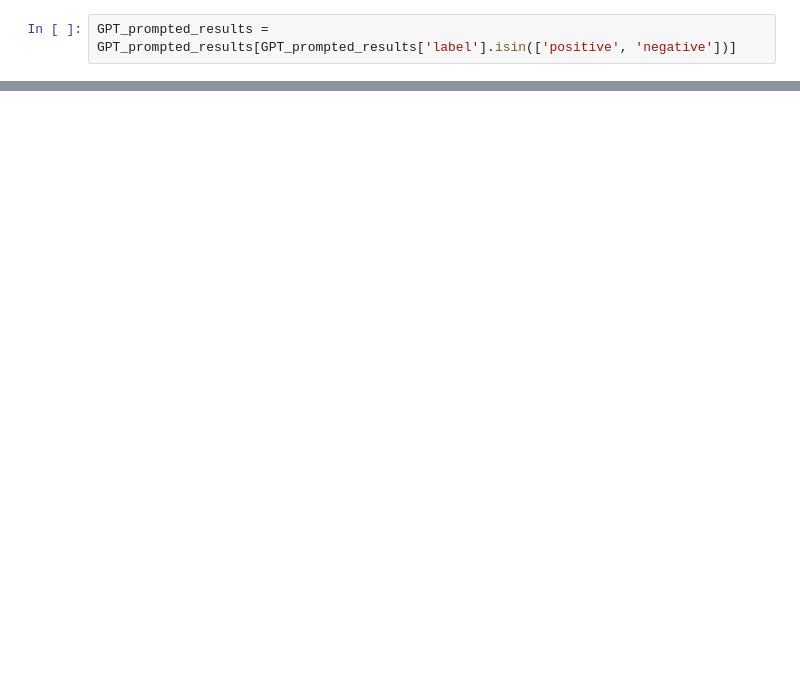
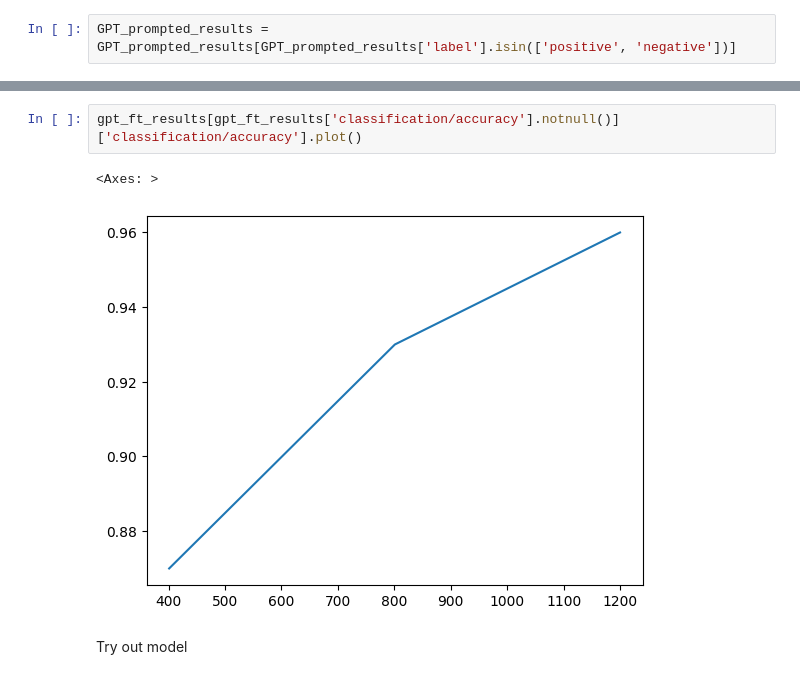
Before and after one commit to kristofrabay/GenerativeAI_experiments, a Jupyter notebook: nbs/classification_benchmarks.ipynb, the cells around one changed output, grey strips where cells are left out. Cells and saved outputs as stored; diff of their text form; blank space fills up the shorter version.

```diff
--- a/nbs/classification_benchmarks.ipynb
+++ b/nbs/classification_benchmarks.ipynb
@@ -382,0 +559,7 @@ pd.DataFrame(confusion_matrix(GPT_prompted_results['sentiment'], GPT_prompted_re
+# %%
+gpt_ft_results[gpt_ft_results['classification/accuracy'].notnull()]['classification/accuracy'].plot()
+# %% [output]
+<Axes: >
+[figure, added]
+# %% [markdown]
+Try out model
```
Also changed, not shown: parts of 36 cells of this notebook.
